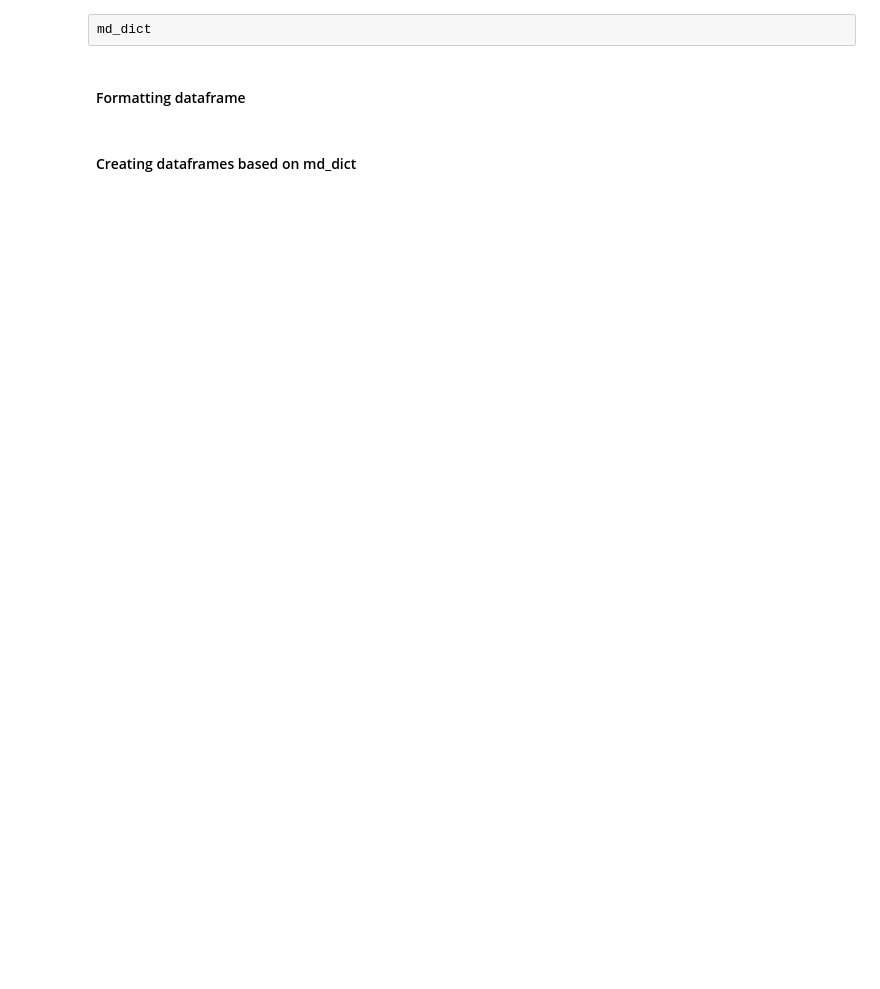
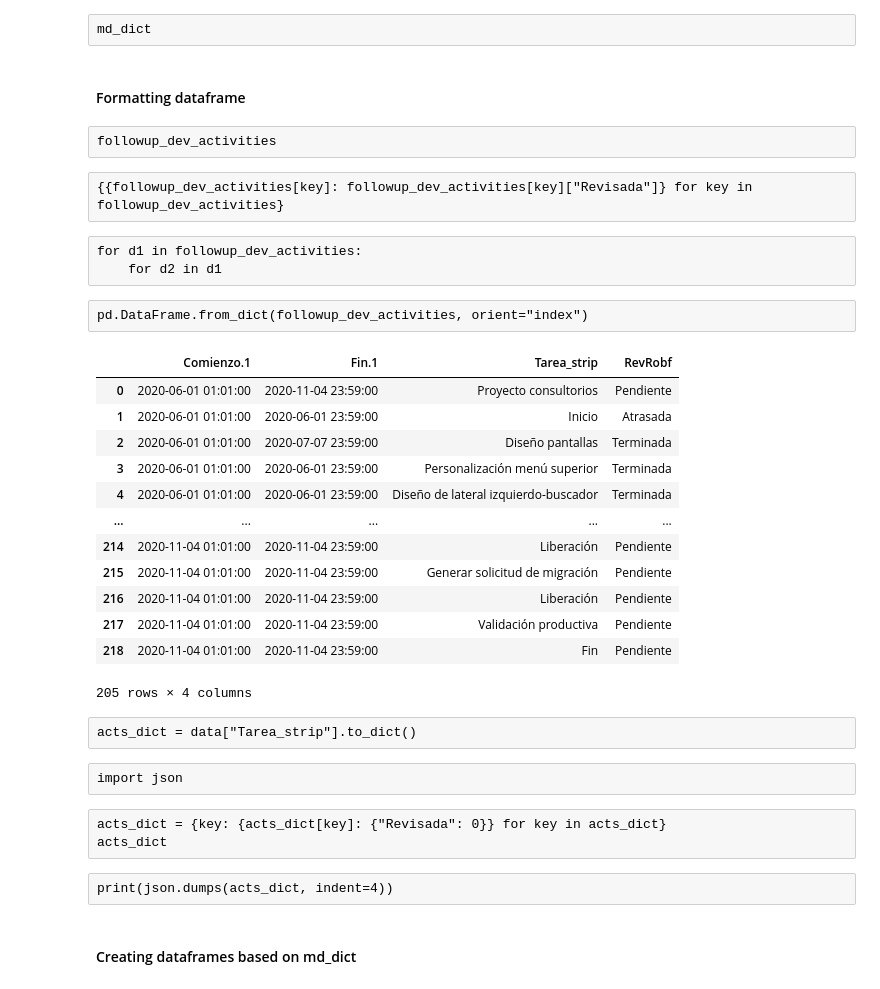
Before and after one commit to Roberto919/punto_clinico_pres, a Jupyter notebook: PcPlatform/TSI/TSI_Followup_nb.ipynb, the cells around one changed output. Saved outputs shown, nothing was run; the diff lists cells and outputs as text; code cells hidden in the pictures; blank space fills up the shorter version.

Commit message:
Closes #24 - Updating parameters to facilitate followup

```diff
--- a/PcPlatform/TSI/TSI_Followup_nb.ipynb
+++ b/PcPlatform/TSI/TSI_Followup_nb.ipynb
@@ -92,8 +146,42 @@ Proyecto consultorios
 md_dict
 # %% [markdown]
 #### Formatting dataframe
+# %% [raw]
+followup_dev_activities
+# %% [raw]
+{{followup_dev_activities[key]: followup_dev_activities[key]["Revisada"]} for key in followup_dev_activities}
+# %% [raw]
+for d1 in followup_dev_activities:
+    for d2 in d1
+# %% [raw]
+pd.DataFrame.from_dict(followup_dev_activities, orient="index")
 # %%
 data = format_df(data, version='Rob')
+# %%
+data
+# %% [output]
+|  | Comienzo.1 | Fin.1 | Tarea_strip | RevRobf |
+| 0 | 2020-06-01 01:01:00 | 2020-11-04 23:59:00 | Proyecto consultorios | Pendiente |
+| 1 | 2020-06-01 01:01:00 | 2020-06-01 23:59:00 | Inicio | Atrasada |
+| 2 | 2020-06-01 01:01:00 | 2020-07-07 23:59:00 | Diseño pantallas | Terminada |
+| 3 | 2020-06-01 01:01:00 | 2020-06-01 23:59:00 | Personalización menú superior | Terminada |
+| 4 | 2020-06-01 01:01:00 | 2020-06-01 23:59:00 | Diseño de lateral izquierdo-buscador | Terminada |
+| ... | ... | ... | ... | ... |
+| 214 | 2020-11-04 01:01:00 | 2020-11-04 23:59:00 | Liberación | Pendiente |
+| 215 | 2020-11-04 01:01:00 | 2020-11-04 23:59:00 | Generar solicitud de migración | Pendiente |
+| 216 | 2020-11-04 01:01:00 | 2020-11-04 23:59:00 | Liberación | Pendiente |
+| 217 | 2020-11-04 01:01:00 | 2020-11-04 23:59:00 | Validación productiva | Pendiente |
+| 218 | 2020-11-04 01:01:00 | 2020-11-04 23:59:00 | Fin | Pendiente |
+205 rows × 4 columns
+# %% [raw]
+acts_dict = data["Tarea_strip"].to_dict()
+# %% [raw]
+import json
+# %% [raw]
+acts_dict = {key: {acts_dict[key]: {"Revisada": 0}} for key in acts_dict}
+acts_dict
+# %% [raw]
+print(json.dumps(acts_dict, indent=4))
 # %% [markdown]
 #### Creating dataframes based on md_dict
 # %%
```
Also changed, not shown: parts of 9 cells of this notebook, 2 other files.
